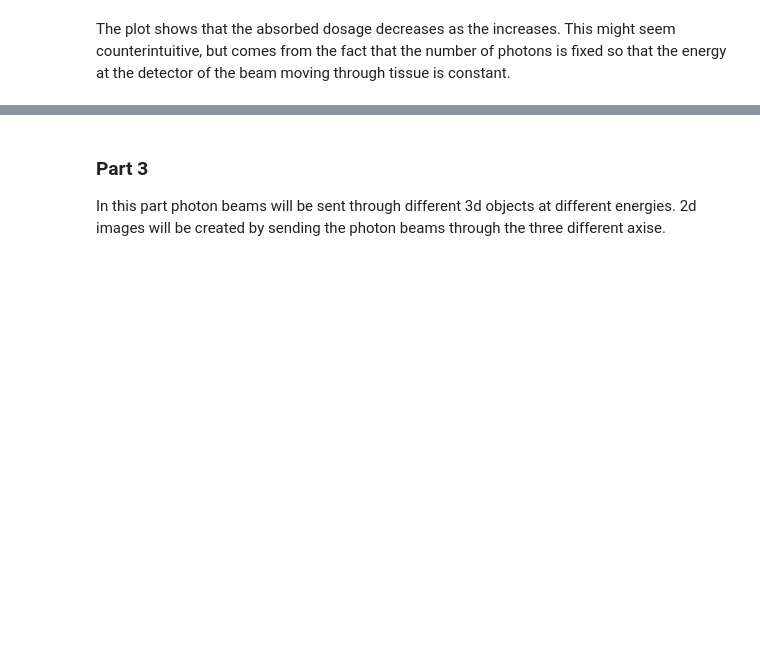
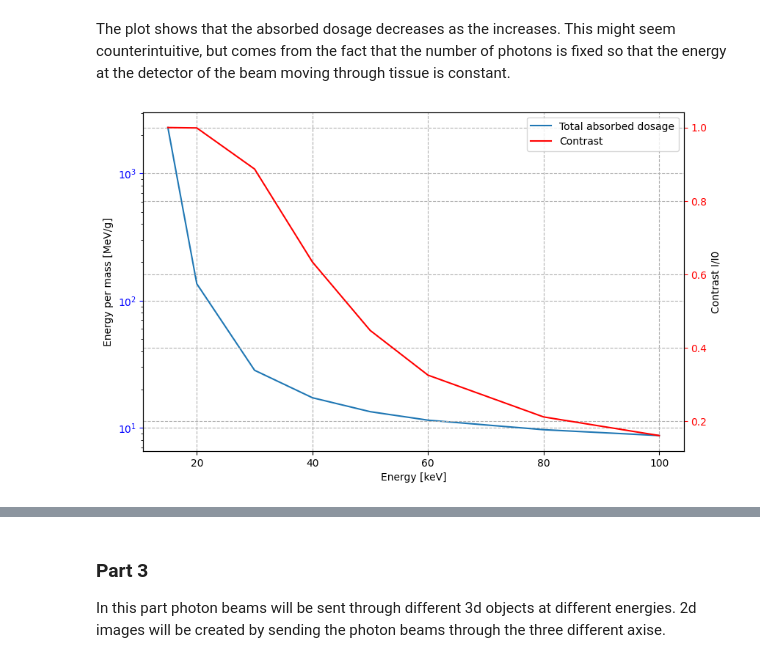
Before and after one commit to TorjeiHelset/Software-and-Computing-for-Applied-Physics, a Jupyter notebook: x-ray-simulation.ipynb, the cells around one changed output, grey strips where cells are left out. Saved outputs shown, nothing was run; the diff lists cells and outputs as text; code cells hidden in the pictures; blank space fills up the shorter version.

Commit message:
Added plot showing both contrast and absorbed dosage to find best energy level

```diff
--- a/x-ray-simulation.ipynb
+++ b/x-ray-simulation.ipynb
@@ -322,3 +322,19 @@ plt.show()
 [figure]
 # %% [markdown]
 The plot shows that the absorbed dosage decreases as the increases. This might seem counterintuitive, but comes from the fact that the number of photons is fixed so that the energy at the detector of the beam moving through tissue is constant.
+# %%
+fig8, axes8 = plt.subplots()
+plt8 = axes8.semilogy(energies[1:]*1000, d_tissue+d_bone, label = "Total absorbed dosage")
+axes8_2 = axes8.twinx()
+plt8_2 = axes8_2.plot(energies[1:]*1000, contrast[1:], color = "red", label = "Contrast")
+axes8.set_xlabel("Energy [keV]")
+axes8.set_ylabel("Energy per mass [MeV/g]")
+axes8_2.set_ylabel("Contrast I/I0")
+
+ls = [l.get_label() for l in (plt8 + plt8_2)]
+axes8_2.legend(plt8 + plt8_2, ls)
+axes8.tick_params(axis="y", colors="blue")
+axes8_2.tick_params(axis="y", colors="red")
+plt.show()
+# %% [output]
+[figure, added]
```
Also changed, not shown: parts of 1 cell of this notebook.
